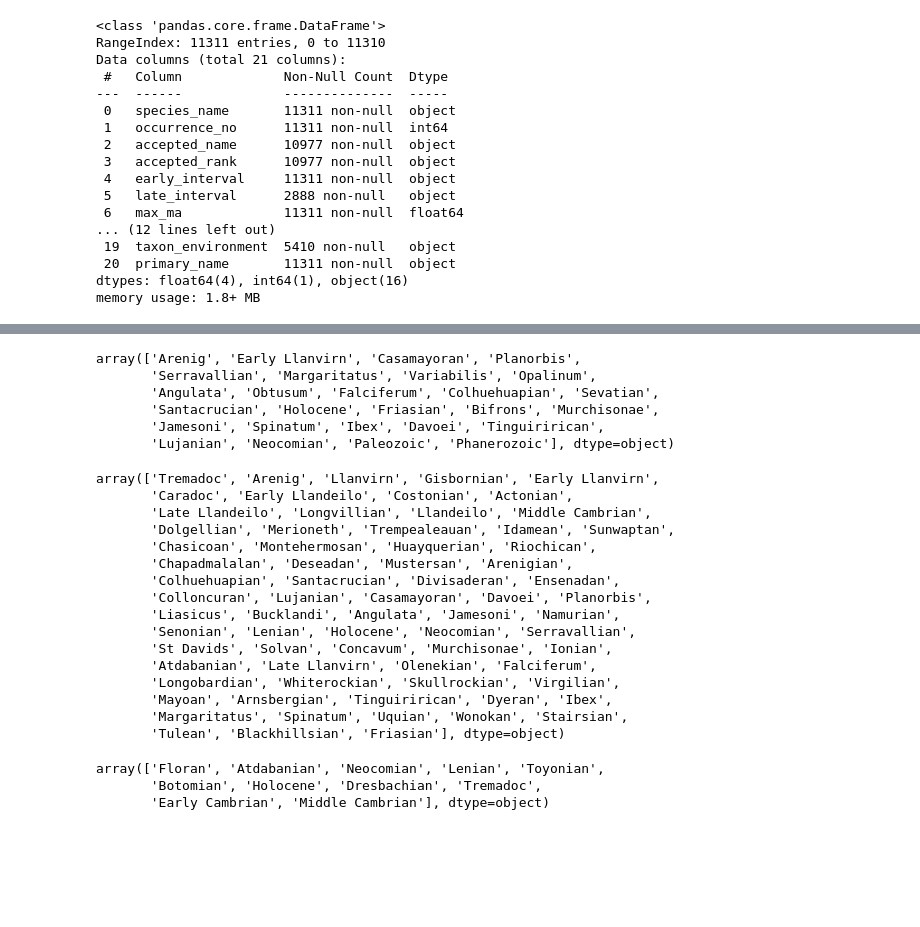
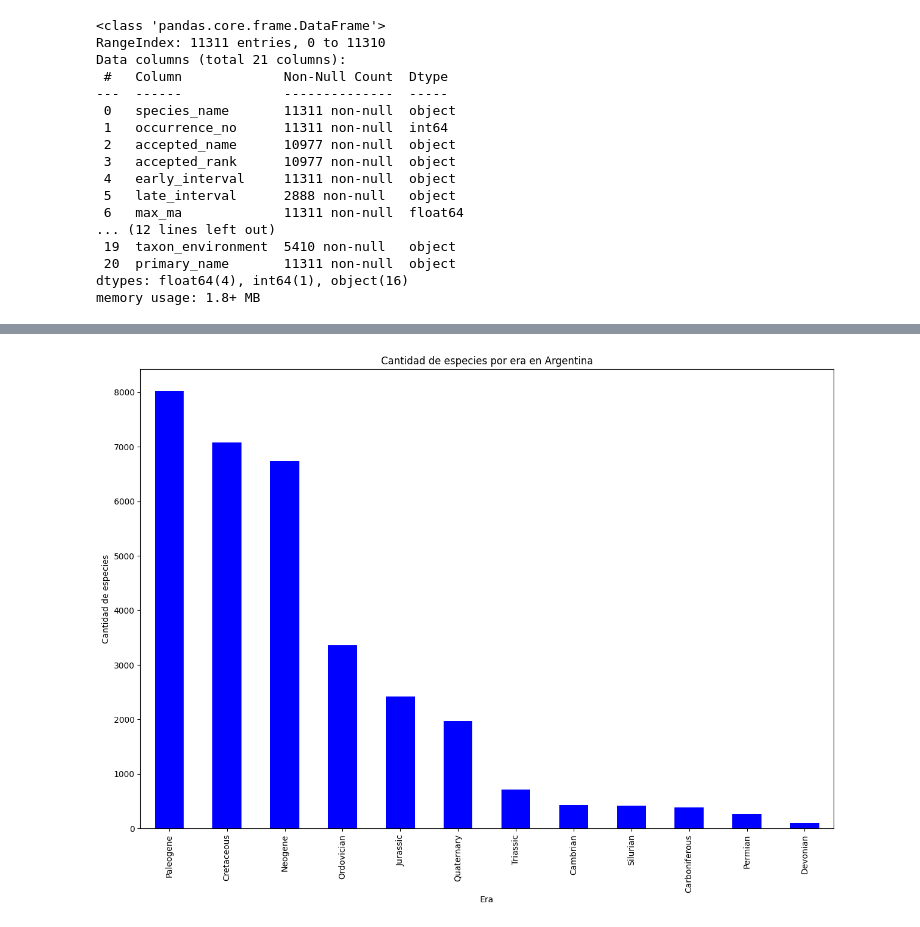
Before and after one commit to ignaciopinilla/Proye-Imt2200, a Jupyter notebook: limpieza.ipynb, the cells around one changed output, grey strips where cells are left out. Drawn from its saved outputs; the diff is of its cells as text; code cells hidden in the pictures; blank space fills up the shorter version.

```diff
--- a/limpieza.ipynb
+++ b/limpieza.ipynb
@@ -447,41 +484,8 @@ plt.show()
-# %%
-#Muestrame todas las eras que esten en era_early
-antartica_df['era_early'].unique()
-chile_df['era_early'].unique()
-argentina_df['era_early'].unique()
-
-
-eras_filtradas = ['Rhyacian', 'Orosirian', 'Statherian', 'Calymmian', 'Ectasian', 'Stenian', 'Tonian', 'Cryogenian', 'Ediacaran', 'Cambrian', 'Ordovician', 'Silurian', 'Devonian', 'Carboniferous', 'Permian', 'Triassic', 'Jurassic', 'Cretaceous', 'Paleogene', 'Neogene', 'Quaternary']
-chile_df[~chile_df['era_early'].isin(eras_filtradas)]['era_early'].unique()
-# %% [output]
-array(['Arenig', 'Early Llanvirn', 'Casamayoran', 'Planorbis',
-       'Serravallian', 'Margaritatus', 'Variabilis', 'Opalinum',
-       'Angulata', 'Obtusum', 'Falciferum', 'Colhuehuapian', 'Sevatian',
-       'Santacrucian', 'Holocene', 'Friasian', 'Bifrons', 'Murchisonae',
-       'Jamesoni', 'Spinatum', 'Ibex', 'Davoei', 'Tinguirirican',
-       'Lujanian', 'Neocomian', 'Paleozoic', 'Phanerozoic'], dtype=object)
-# %%
-argentina_df[~argentina_df['era_early'].isin(eras_filtradas)]['era_early'].unique()
-# %% [output]
-array(['Tremadoc', 'Arenig', 'Llanvirn', 'Gisbornian', 'Early Llanvirn',
-       'Caradoc', 'Early Llandeilo', 'Costonian', 'Actonian',
-       'Late Llandeilo', 'Longvillian', 'Llandeilo', 'Middle Cambrian',
-       'Dolgellian', 'Merioneth', 'Trempealeauan', 'Idamean', 'Sunwaptan',
-       'Chasicoan', 'Montehermosan', 'Huayquerian', 'Riochican',
-       'Chapadmalalan', 'Deseadan', 'Mustersan', 'Arenigian',
-       'Colhuehuapian', 'Santacrucian', 'Divisaderan', 'Ensenadan',
-       'Colloncuran', 'Lujanian', 'Casamayoran', 'Davoei', 'Planorbis',
-       'Liasicus', 'Bucklandi', 'Angulata', 'Jamesoni', 'Namurian',
-       'Senonian', 'Lenian', 'Holocene', 'Neocomian', 'Serravallian',
-       'St Davids', 'Solvan', 'Concavum', 'Murchisonae', 'Ionian',
-       'Atdabanian', 'Late Llanvirn', 'Olenekian', 'Falciferum',
-       'Longobardian', 'Whiterockian', 'Skullrockian', 'Virgilian',
-       'Mayoan', 'Arnsbergian', 'Tinguirirican', 'Dyeran', 'Ibex',
-       'Margaritatus', 'Spinatum', 'Uquian', 'Wonokan', 'Stairsian',
-       'Tulean', 'Blackhillsian', 'Friasian'], dtype=object)
-# %%
-antartica_df[~antartica_df['era_early'].isin(eras_filtradas)]['era_early'].unique()
-# %% [output]
-array(['Floran', 'Atdabanian', 'Neocomian', 'Lenian', 'Toyonian',
-       'Botomian', 'Holocene', 'Dresbachian', 'Tremadoc',
-       'Early Cambrian', 'Middle Cambrian'], dtype=object)
+# %%
+argentina_df['era_early'].value_counts().plot(kind='bar', color='blue', figsize=(15, 10))
+plt.title('Cantidad de especies por era en Argentina')
+plt.xlabel('Era')
+plt.ylabel('Cantidad de especies')
+plt.show()
+# %% [output]
+[figure, added]
```
Also changed, not shown: parts of 9 cells of this notebook.
